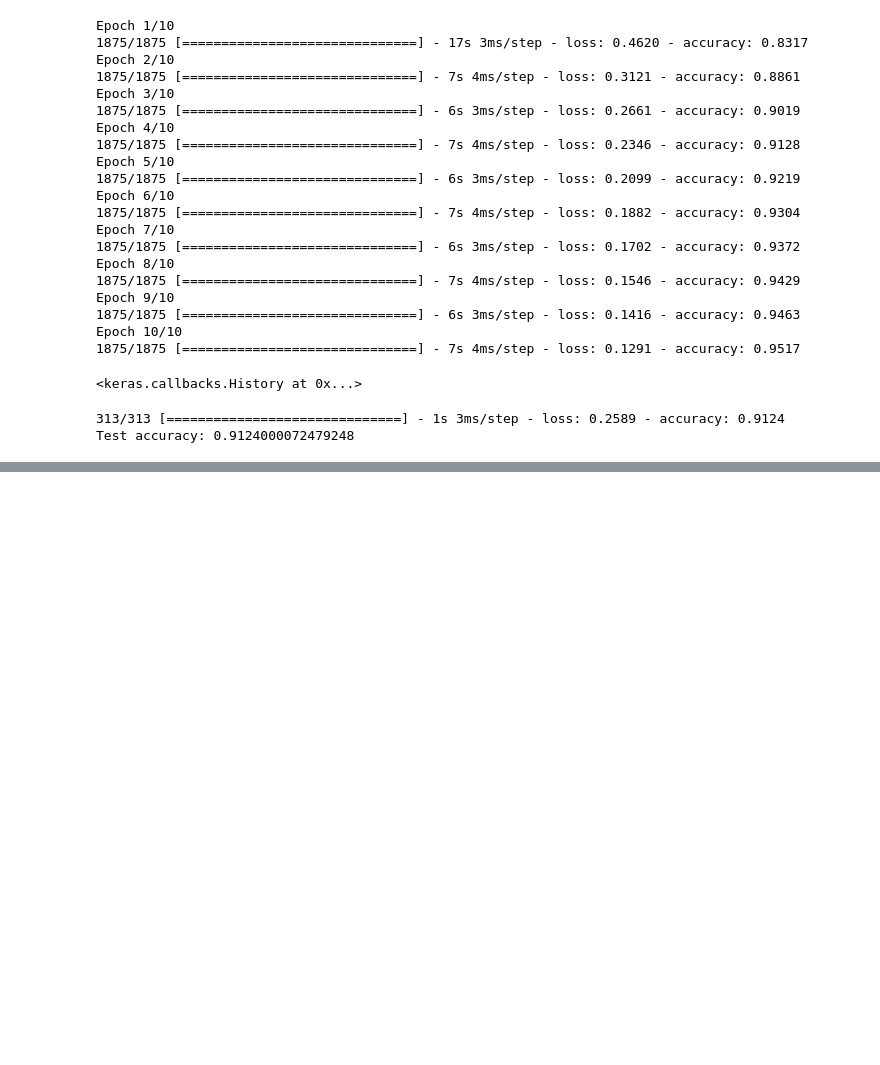
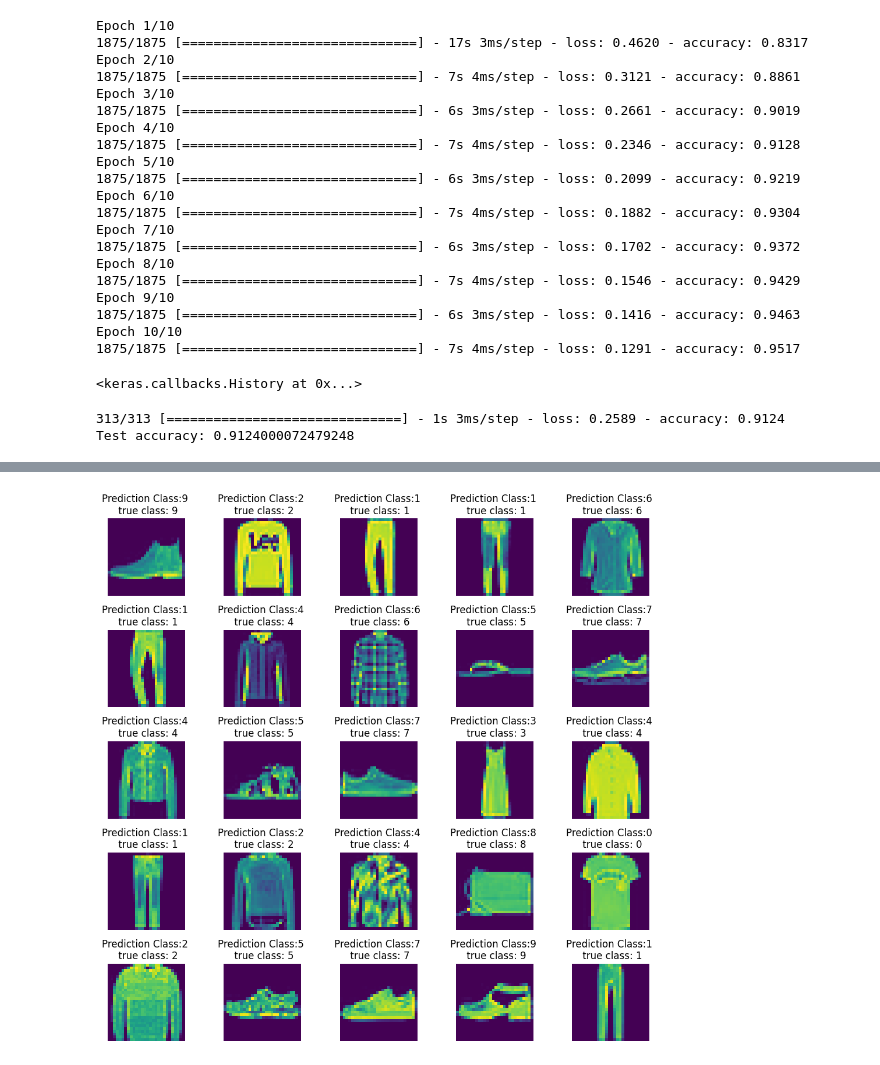
Before and after one commit to Kunal726/LP5, a Jupyter notebook: MNIST_Fashion_Dataset.ipynb, the cells around one changed output, grey strips where cells are left out. Drawn from its saved outputs; the diff is of its cells as text; code cells hidden in the pictures; blank space fills up the shorter version.

```diff
--- a/MNIST_Fashion_Dataset.ipynb
+++ b/MNIST_Fashion_Dataset.ipynb
@@ -117,0 +89,3 @@ class_names[test_labels[0]]
+# %%
+test_pred = model.predict(test_images)
+predicted_labels = np.argmax(test_pred, axis= 1)
@@ -117,0 +94,13 @@ class_names[test_labels[0]]
+# %%
+L = 5
+W = 5
+
+fig,axes = plt.subplots(L,W,figsize = (12,12))
+axes = axes.ravel()
+for i in np.arange(0,L*W):
+    axes[i].imshow(test_images[i])
+    axes[i].set_title('Prediction Class:{1} \n true class: {1}'.format(predicted_labels[i],test_labels[i]))
+    axes[i].axis('off')
+plt.subplots_adjust(wspace = 0.5)
+# %% [output]
+[figure, added]
```
Also changed, not shown: parts of 3 cells of this notebook.
